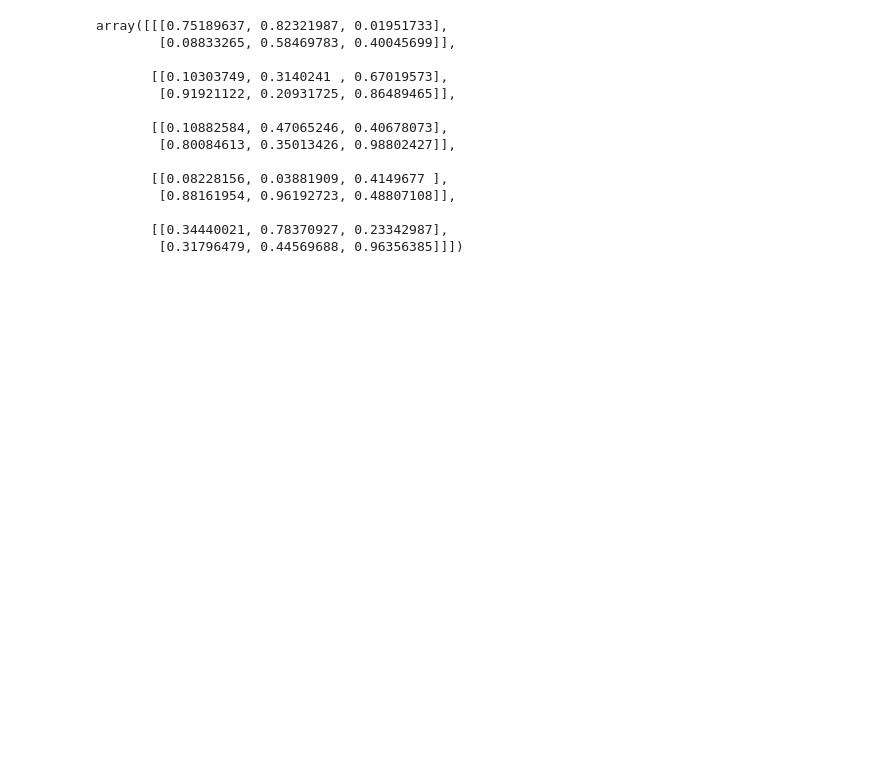
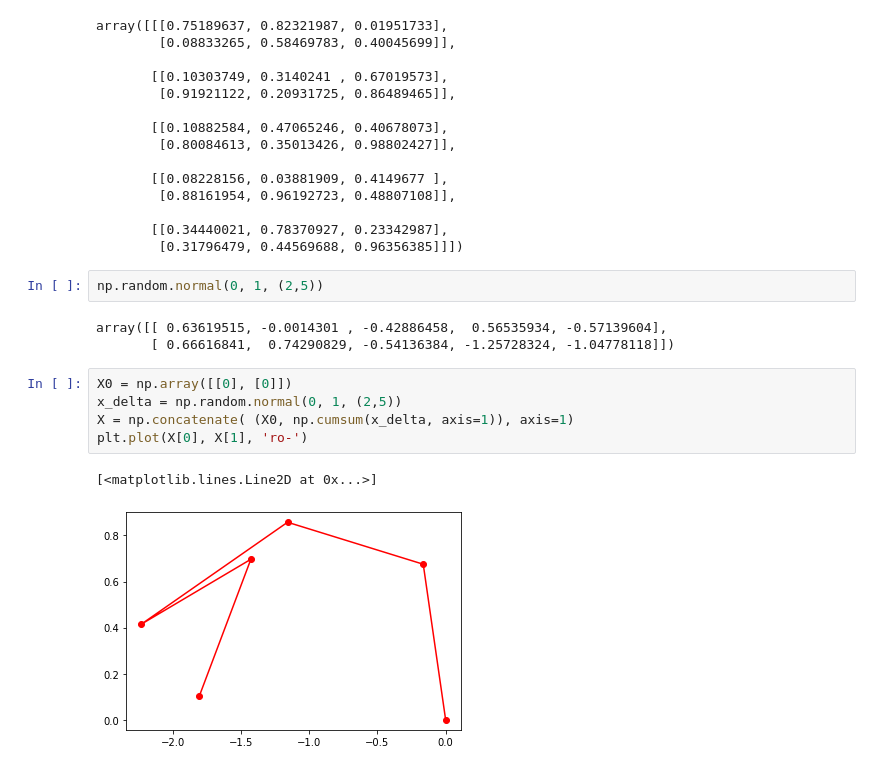
Before and after one commit to Saber627/HarvardX-PH526x, a Jupyter notebook: Practice.ipynb, the cells around one changed output. Cells and saved outputs as stored; diff of their text form; blank space fills up the shorter version.

```diff
--- a/Practice.ipynb
+++ b/Practice.ipynb
@@ -135,3 +135,16 @@ array([[[0.75189637, 0.82321987, 0.01951733],
 
        [[0.34440021, 0.78370927, 0.23342987],
         [0.31796479, 0.44569688, 0.96356385]]])
+# %%
+np.random.normal(0, 1, (2,5))
+# %% [output]
+array([[ 0.63619515, -0.0014301 , -0.42886458,  0.56535934, -0.57139604],
+       [ 0.66616841,  0.74290829, -0.54136384, -1.25728324, -1.04778118]])
+# %%
+X0 = np.array([[0], [0]])
+x_delta = np.random.normal(0, 1, (2,5))
+X = np.concatenate( (X0, np.cumsum(x_delta, axis=1)), axis=1)
+plt.plot(X[0], X[1], 'ro-')
+# %% [output]
+[<matplotlib.lines.Line2D at 0x...>]
+[figure, added]
```
